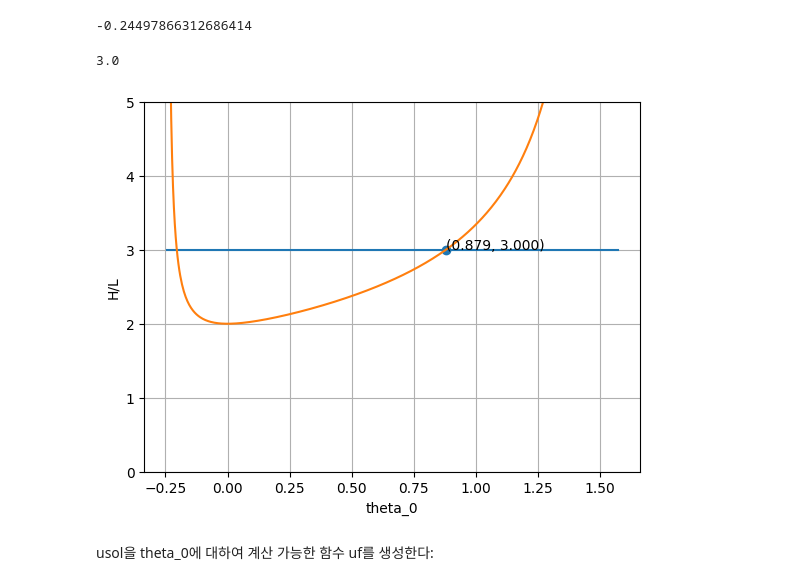
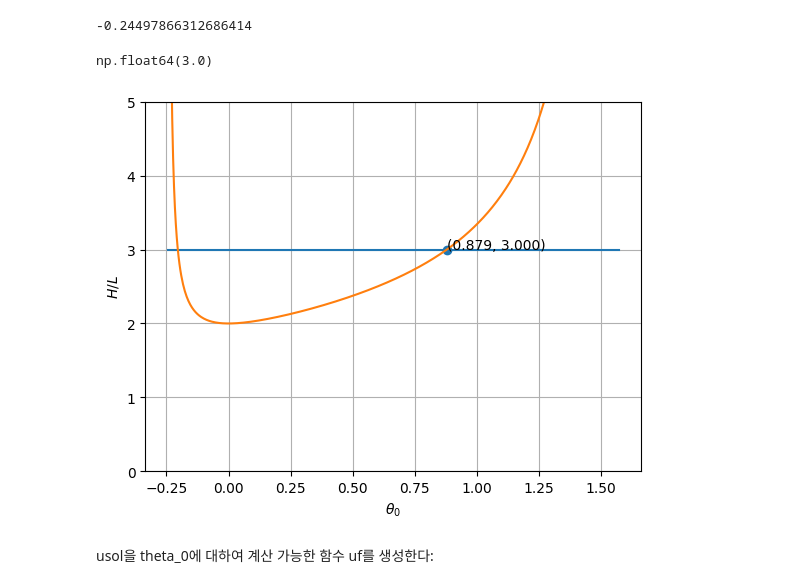
Before and after one commit to mingshey/python_mechanics, a Jupyter notebook: Shoot_for_Love_Impossible_Mission.ipynb, the cells around one changed output. Cells and saved outputs as stored; diff of their text form; code cells hidden in the pictures.

```diff
--- a/Shoot_for_Love_Impossible_Mission.ipynb
+++ b/Shoot_for_Love_Impossible_Mission.ipynb
@@ -92,7 +92,7 @@ $\displaystyle 2 L + \frac{v_{0}^{2} \sin^{2}{\left(\theta_{0} \right)}}{2 g}$
 # %% [markdown]
 * $h=\dfrac{H}{L} = 2+\dfrac{v_0^2\sin^2\theta_0}{2gL} = 2+\dfrac{u_0^2 \sin^2\theta_0}{2}$ 에 usol 의 결과를 대입하여, $\theta_0$ 에 대한 최대 높이의 식을 얻는다:
 # %%
-h = smp.Subs(2+u**2*smp.sin(theta0)**2/2, u, usol).doit()
+h = smp.Subs(2+u0**2*smp.sin(theta0)**2/2, u0, usol).doit()
 h
 # %% [output]
 $\displaystyle 2 + \frac{4 \sin^{2}{\left(\theta_{0} \right)}}{\left(4 \tan{\left(\theta_{0} \right)} + 1\right) \cos^{2}{\left(\theta_{0} \right)}}$
@@ -119,22 +119,22 @@ hf = smp.lambdify([theta0], h)
 # %%
 hf(th1)
 # %% [output]
-3.0
+np.float64(3.0)
 # %%
 th = np.linspace(th0, np.pi/2, 501)
 hs = hf(th)
 hlim = np.ones(len(th)) * 3
 plt.grid()
-plt.xlabel(r'theta_0')
-plt.ylabel('H/L')
+plt.xlabel(r'$\theta _0$')
+plt.ylabel('$H/L$')
 plt.ylim(0,5)
 plt.plot(th, hlim)
 plt.plot(th[:-1], hs[:-1])
 plt.scatter([th1], [hf(th1)])
 plt.text(th1, hf(th1), f'({th1:.3f}, {hf(th1):.3f})')
 plt.show()
 # %% [output]
-[figure, old version]
+[figure, new version]
 # %% [markdown]
 usol을 theta_0에 대하여 계산 가능한 함수 uf를 생성한다:
 # %%
```
Also changed, not shown: parts of 1 cell of this notebook.
